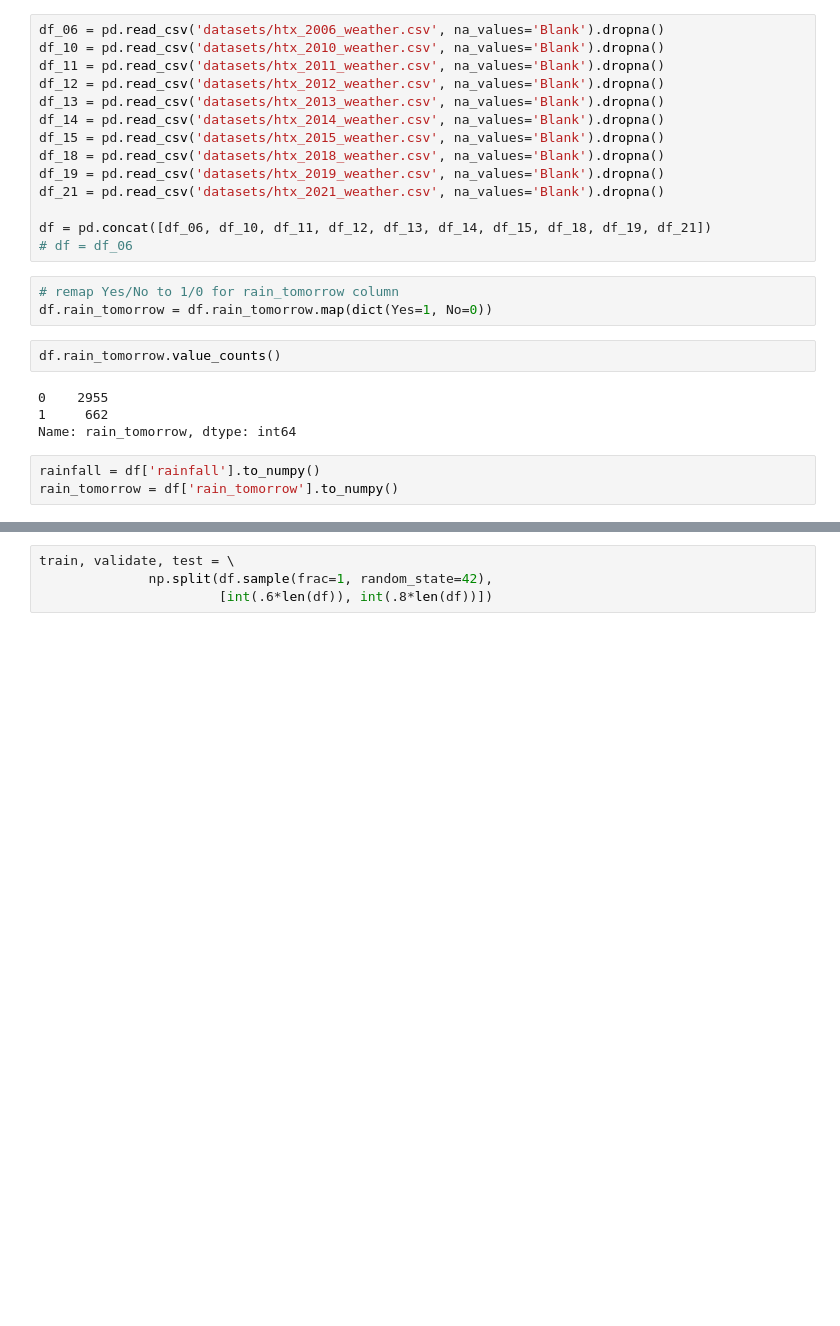
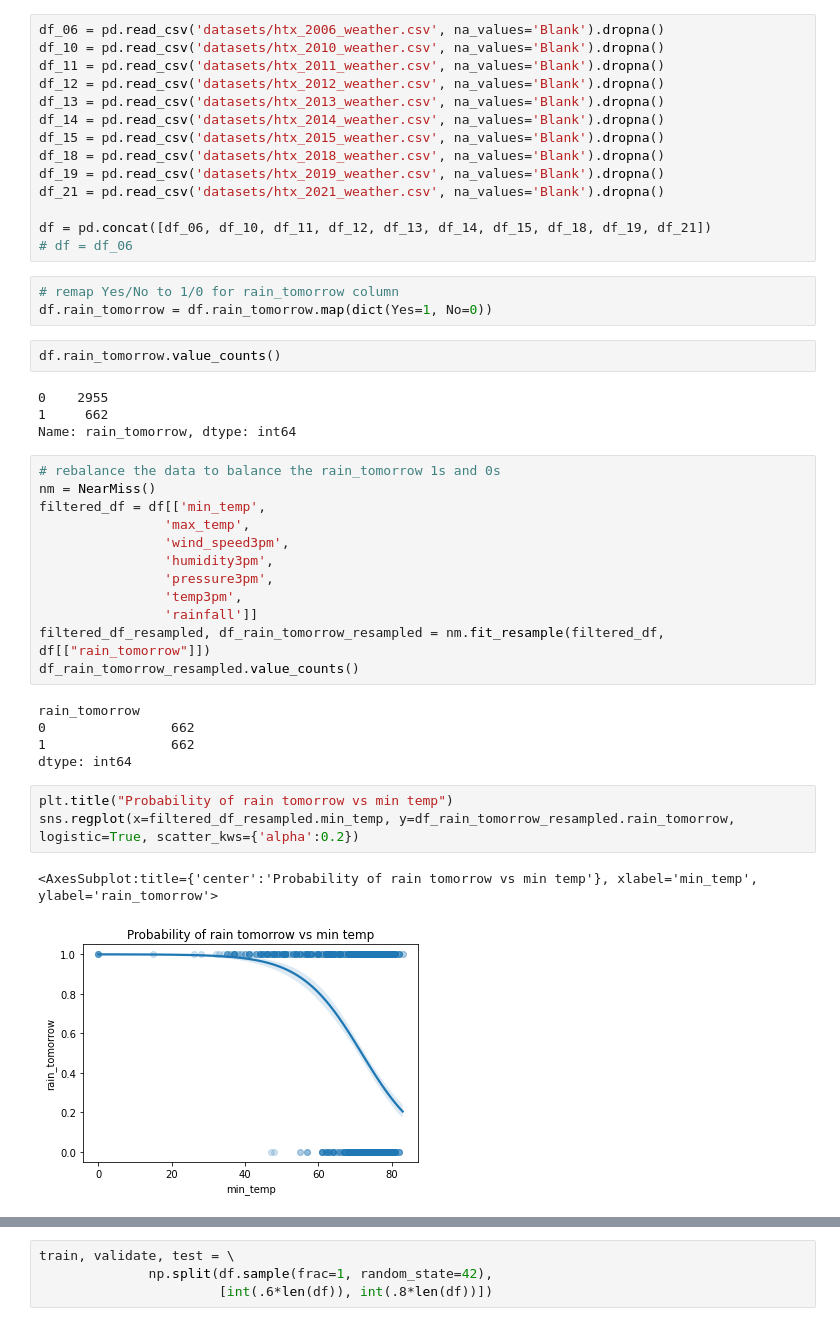
Before and after one commit to ancheypeng/cs4701, a Jupyter notebook: rainfall_prediction.ipynb, the cells around one changed output, grey strips where cells are left out. Saved outputs shown, nothing was run; the diff lists cells and outputs as text; blank space fills up the shorter version.

```diff
--- a/rainfall_prediction.ipynb
+++ b/rainfall_prediction.ipynb
@@ -31,6 +34,26 @@ df.rain_tomorrow.value_counts()
 0    2955
 1     662
 Name: rain_tomorrow, dtype: int64
-# %%
-rainfall = df['rainfall'].to_numpy()
-rain_tomorrow = df['rain_tomorrow'].to_numpy()
+# %%
+# rebalance the data to balance the rain_tomorrow 1s and 0s
+nm = NearMiss()
+filtered_df = df[['min_temp',
+                'max_temp',
+                'wind_speed3pm',
+                'humidity3pm',
+                'pressure3pm',
+                'temp3pm',
+                'rainfall']]
+filtered_df_resampled, df_rain_tomorrow_resampled = nm.fit_resample(filtered_df, df[["rain_tomorrow"]])
+df_rain_tomorrow_resampled.value_counts()
+# %% [output]
+rain_tomorrow
+0                662
+1                662
+dtype: int64
+# %%
+plt.title("Probability of rain tomorrow vs min temp")
+sns.regplot(x=filtered_df_resampled.min_temp, y=df_rain_tomorrow_resampled.rain_tomorrow, logistic=True, scatter_kws={'alpha':0.2})
+# %% [output]
+<AxesSubplot:title={'center':'Probability of rain tomorrow vs min temp'}, xlabel='min_temp', ylabel='rain_tomorrow'>
+[figure, added]
```
Also changed, not shown: parts of 20 cells of this notebook.
